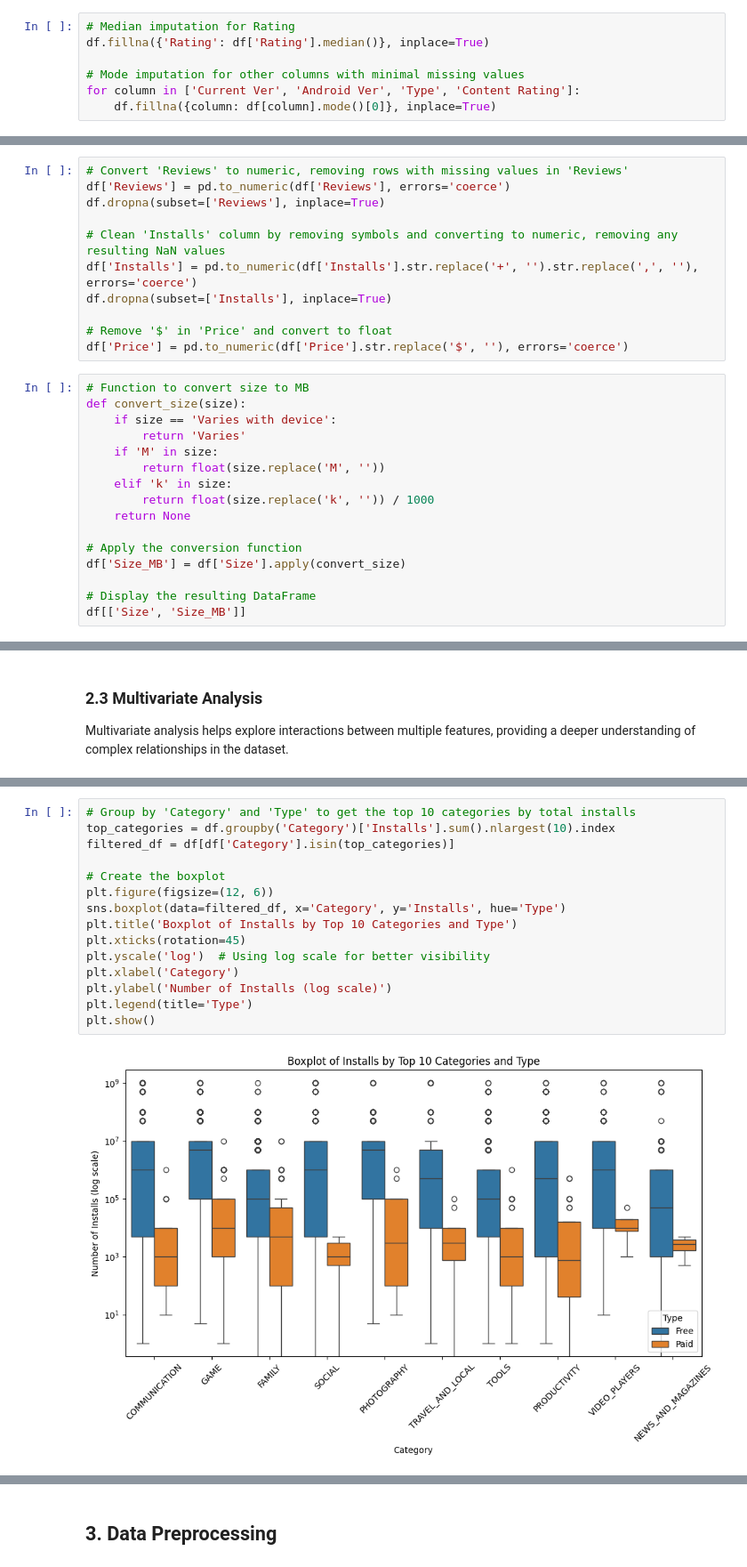
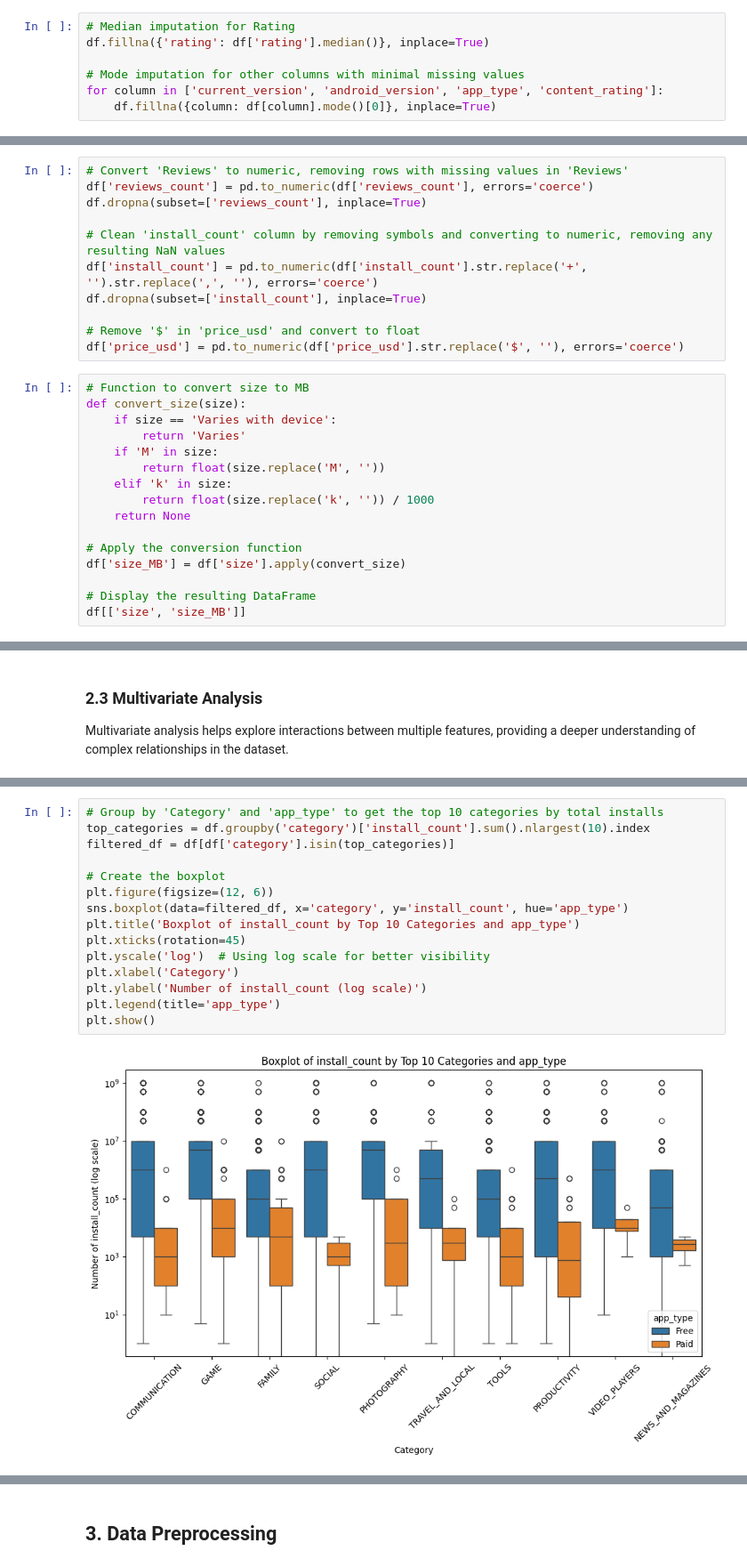
Before and after one commit to Veona-M/Mobile-App-Success-Predictor, a Jupyter notebook: app_success_prediction_model.ipynb, the cells around one changed output, grey strips where cells are left out. Shown at 89% size. Drawn from its saved outputs; the diff is of its cells as text.

```diff
--- a/app_success_prediction_model.ipynb
+++ b/app_success_prediction_model.ipynb
@@ -77,9 +103,9 @@ missing_df
 # %%
 # Median imputation for Rating
-df.fillna({'Rating': df['Rating'].median()}, inplace=True)
+df.fillna({'rating': df['rating'].median()}, inplace=True)
 
 # Mode imputation for other columns with minimal missing values
-for column in ['Current Ver', 'Android Ver', 'Type', 'Content Rating']:
+for column in ['current_version', 'android_version', 'app_type', 'content_rating']:
     df.fillna({column: df[column].mode()[0]}, inplace=True)
 # %%
 df.isnull().sum()
@@ -129,15 +155,15 @@ df.dtypes
 dtype: object
 # %%
 # Convert 'Reviews' to numeric, removing rows with missing values in 'Reviews'
-df['Reviews'] = pd.to_numeric(df['Reviews'], errors='coerce')
-df.dropna(subset=['Reviews'], inplace=True)
+df['reviews_count'] = pd.to_numeric(df['reviews_count'], errors='coerce')
+df.dropna(subset=['reviews_count'], inplace=True)
 
-# Clean 'Installs' column by removing symbols and converting to numeric, removing any resulting NaN values
-df['Installs'] = pd.to_numeric(df['Installs'].str.replace('+', '').str.replace(',', ''), errors='coerce')
-df.dropna(subset=['Installs'], inplace=True)
+# Clean 'install_count' column by removing symbols and converting to numeric, removing any resulting NaN values
+df['install_count'] = pd.to_numeric(df['install_count'].str.replace('+', '').str.replace(',', ''), errors='coerce')
+df.dropna(subset=['install_count'], inplace=True)
 
-# Remove '$' in 'Price' and convert to float
-df['Price'] = pd.to_numeric(df['Price'].str.replace('$', ''), errors='coerce')
+# Remove '$' in 'price_usd' and convert to float
+df['price_usd'] = pd.to_numeric(df['price_usd'].str.replace('$', ''), errors='coerce')
 # %%
 # Function to convert size to MB
 def convert_size(size):
@@ -150,8 +176,8 @@ def convert_size(size):
     return None
 
 # Apply the conversion function
-df['Size_MB'] = df['Size'].apply(convert_size)
+df['size_MB'] = df['size'].apply(convert_size)
 
 # Display the resulting DataFrame
-df[['Size', 'Size_MB']]
+df[['size', 'size_MB']]
 # %% [output]
@@ -453,18 +478,18 @@ Multivariate analysis helps explore interactions between multiple features, prov
 # %%
-# Group by 'Category' and 'Type' to get the top 10 categories by total installs
-top_categories = df.groupby('Category')['Installs'].sum().nlargest(10).index
-filtered_df = df[df['Category'].isin(top_categories)]
+# Group by 'Category' and 'app_type' to get the top 10 categories by total installs
+top_categories = df.groupby('category')['install_count'].sum().nlargest(10).index
+filtered_df = df[df['category'].isin(top_categories)]
 
 # Create the boxplot
 plt.figure(figsize=(12, 6))
-sns.boxplot(data=filtered_df, x='Category', y='Installs', hue='Type')
-plt.title('Boxplot of Installs by Top 10 Categories and Type')
+sns.boxplot(data=filtered_df, x='category', y='install_count', hue='app_type')
+plt.title('Boxplot of install_count by Top 10 Categories and app_type')
 plt.xticks(rotation=45)
 plt.yscale('log')  # Using log scale for better visibility
 plt.xlabel('Category')
-plt.ylabel('Number of Installs (log scale)')
-plt.legend(title='Type')
+plt.ylabel('Number of install_count (log scale)')
+plt.legend(title='app_type')
 plt.show()
 # %% [output]
-[figure, old version]
+[figure, new version]
 # %% [markdown]
```
Also changed, not shown: parts of 104 cells of this notebook.
